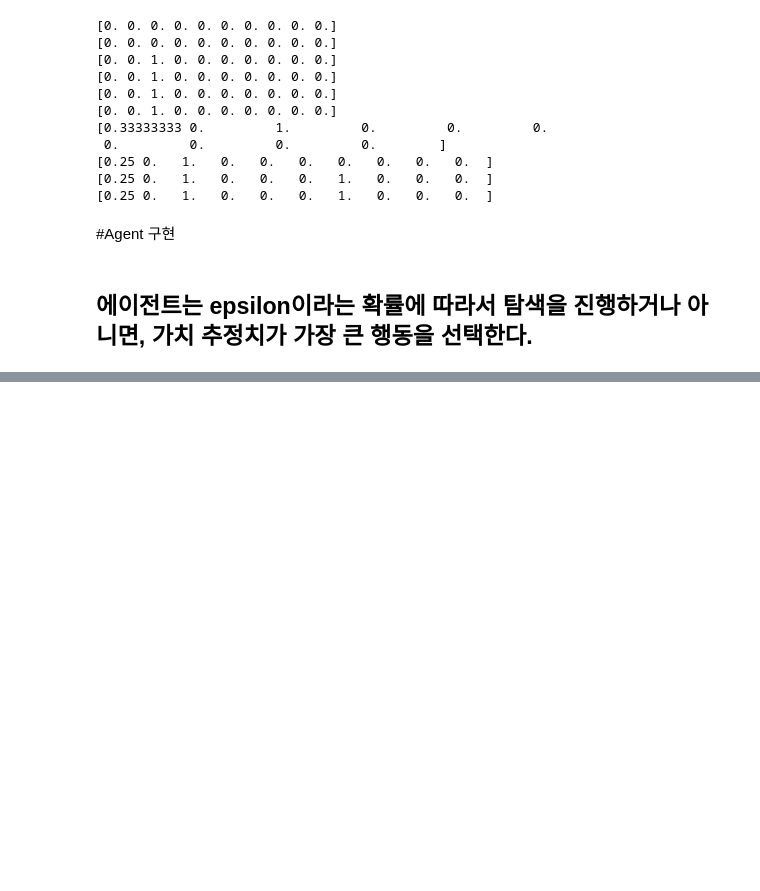
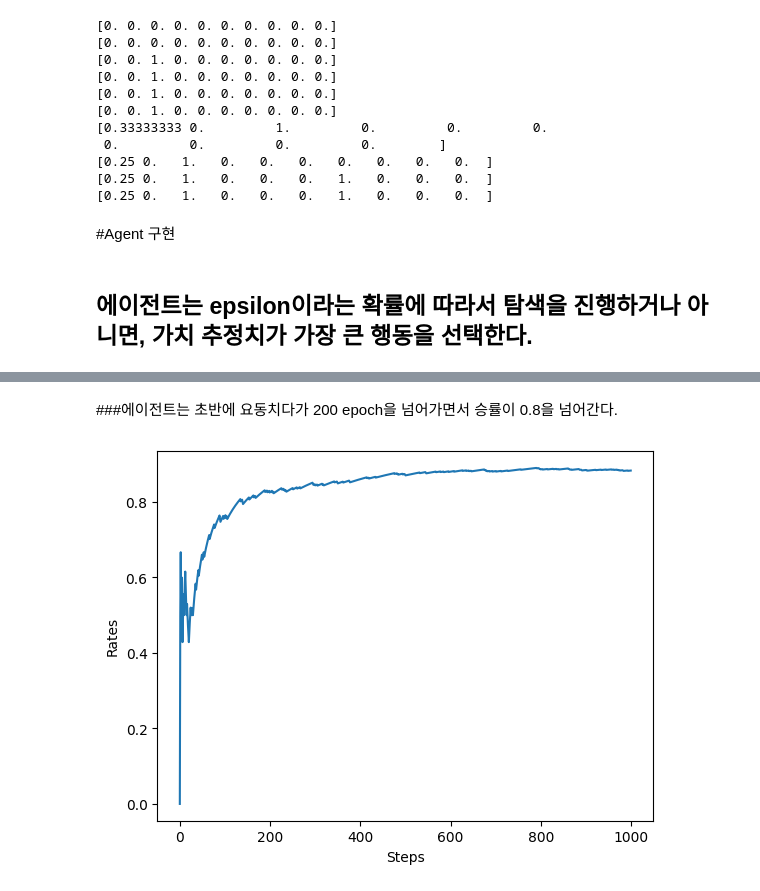
Before and after one commit to bu11ymaguire/studying, a Jupyter notebook: Bandit.ipynb, the cells around one changed output, grey strips where cells are left out. Cells and saved outputs as stored; diff of their text form; code cells hidden in the pictures; blank space fills up the shorter version.

```diff
--- a/Bandit.ipynb
+++ b/Bandit.ipynb
@@ -104,0 +136,9 @@ class Agent:
+# %% [markdown]
+###에이전트는 초반에 요동치다가 200 epoch을 넘어가면서 승률이 0.8을 넘어간다.
+# %%
+plt.ylabel('Rates')
+plt.xlabel('Steps')
+plt.plot(rates)
+plt.show()
+# %% [output]
+[figure, added]
```
Also changed, not shown: parts of 13 cells of this notebook.
